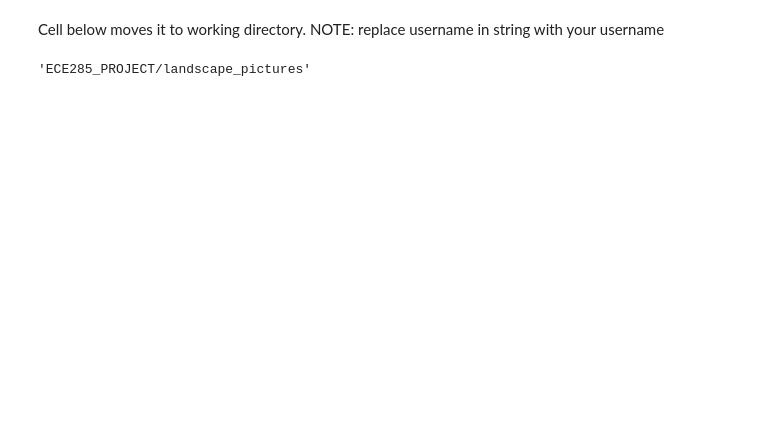
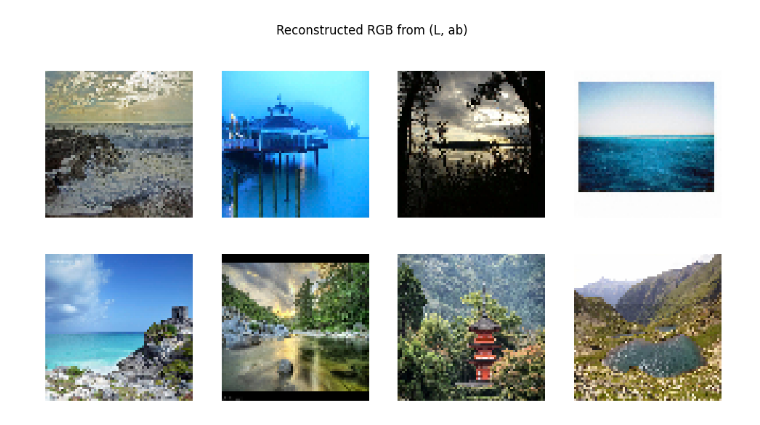
Before and after one commit to alihuss1017/cGAN-For-Colorization, a Jupyter notebook: main.ipynb, the cells around one changed output. Saved outputs shown, nothing was run; the diff lists cells and outputs as text; code cells hidden in the pictures; blank space fills up the shorter version.

```diff
--- a/main.ipynb
+++ b/main.ipynb
@@ -12,11 +0,0 @@ print("Path to dataset files:", path)
-# %% [markdown]
-Cell below moves it to working directory. NOTE: replace username in string with your username
-# %%
-import shutil
-
-shutil.move(
-    "/home/ahhussain/.cache/kagglehub/datasets/arnaud58/landscape-pictures/versions/2",
-    "landscape_pictures"
-)
-# %% [output]
-'ECE285_PROJECT/landscape_pictures'
@@ -22,0 +33,46 @@ shutil.move(
+# %%
+from torch.utils.data import DataLoader, random_split
+
+dataset = ColorizationDataset(image_folder = 'data', transform = ToTensorTransform())
+total_size = len(dataset)
+train_size = int(.9 * total_size)
+test_size = total_size - train_size
+train_data, test_data = random_split(dataset, [train_size, test_size])
+val_size = int(.3 * train_size)
+train_size = train_size - val_size
+train_data, val_data = random_split(train_data, [train_size, val_size])
+
+train_loader = DataLoader(train_data, batch_size = 32, shuffle = True)
+val_loader = DataLoader(val_data, batch_size=32, shuffle=True)
+test_loader = DataLoader(test_data, batch_size = 32, shuffle = True)
+# %%
+import matplotlib.pyplot as plt
+import numpy as np
+import cv2
+
+L_batch, ab_batch = next(iter(train_loader))
+
+def lab_to_rgb(L, ab):
+    L = np.squeeze(L)
+    ab = np.transpose(ab, (1,2,0)) if ab.ndim == 3 else ab
+    L = L * 255.0
+    ab = ab + 128
+    lab = np.concatenate([L[..., np.newaxis], ab], axis = 2).astype(np.uint8)
+    rgb = cv2.cvtColor(lab, cv2.COLOR_LAB2RGB)
+    return rgb
+
+
+plt.figure(figsize = (12, 6))
+for i in range(8):
+    L = L_batch[i].numpy()
+    ab = ab_batch[i].numpy()
+    rgb = lab_to_rgb(L, ab)
+
+    plt.subplot(2,4,i+1)
+    plt.imshow(rgb)
+    plt.axis('off')
+
+plt.suptitle("Reconstructed RGB from (L, ab)")
+plt.show()
+# %% [output]
+[figure, added]
```
Also changed, not shown: parts of 8 cells of this notebook.
